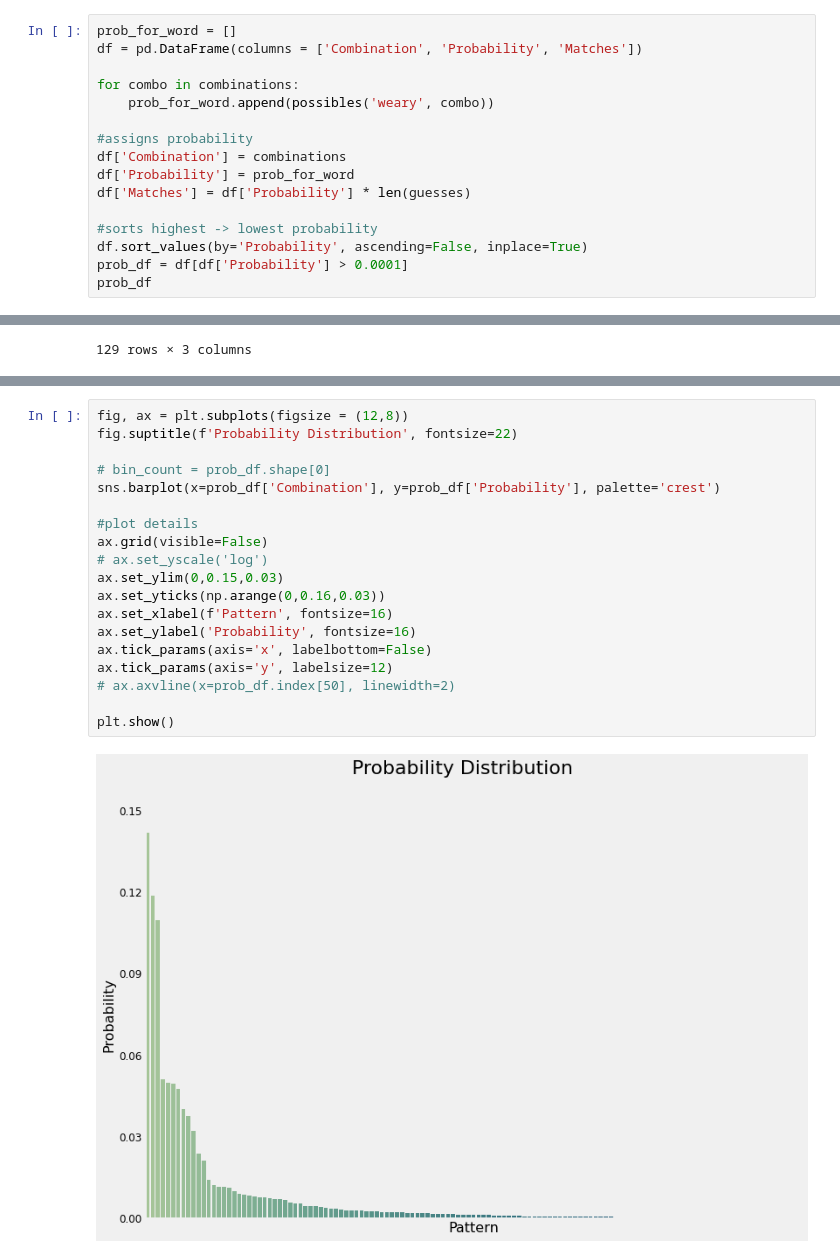
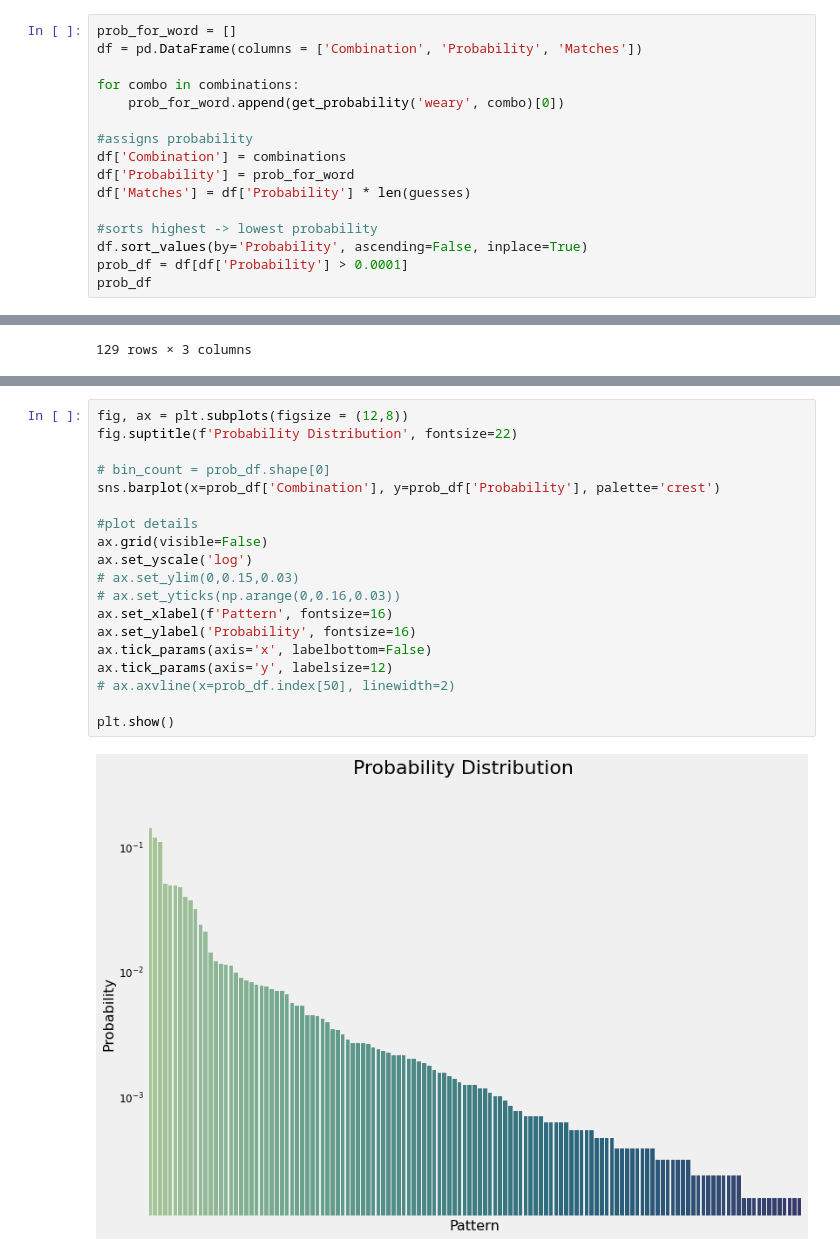
Before and after one commit to noah-kg/wordle-data-analysis, a Jupyter notebook: Wordle Analysis.ipynb, the cells around one changed output, grey strips where cells are left out. Drawn from its saved outputs; the diff is of its cells as text.

```diff
--- a/Wordle Analysis.ipynb
+++ b/Wordle Analysis.ipynb
@@ -298,7 +343,7 @@ prob_for_word = []
 df = pd.DataFrame(columns = ['Combination', 'Probability', 'Matches'])
 
 for combo in combinations:
-    prob_for_word.append(possibles('weary', combo))
+    prob_for_word.append(get_probability('weary', combo)[0])
 
 #assigns probability
 df['Combination'] = combinations
@@ -341,21 +371,21 @@ Name: Probability, Length: 68, dtype: int64
 # %%
 fig, ax = plt.subplots(figsize = (12,8))
 fig.suptitle(f'Probability Distribution', fontsize=22)
 
 # bin_count = prob_df.shape[0]
 sns.barplot(x=prob_df['Combination'], y=prob_df['Probability'], palette='crest')
 
 #plot details
 ax.grid(visible=False)
-# ax.set_yscale('log')
-ax.set_ylim(0,0.15,0.03)
-ax.set_yticks(np.arange(0,0.16,0.03))
+ax.set_yscale('log')
+# ax.set_ylim(0,0.15,0.03)
+# ax.set_yticks(np.arange(0,0.16,0.03))
 ax.set_xlabel(f'Pattern', fontsize=16)
 ax.set_ylabel('Probability', fontsize=16)
 ax.tick_params(axis='x', labelbottom=False)
 ax.tick_params(axis='y', labelsize=12)
 # ax.axvline(x=prob_df.index[50], linewidth=2)
 
 plt.show()
 # %% [output]
-[figure, old version]
+[figure, new version]
```
Also changed, not shown: parts of 9 cells of this notebook, 1 other file.
